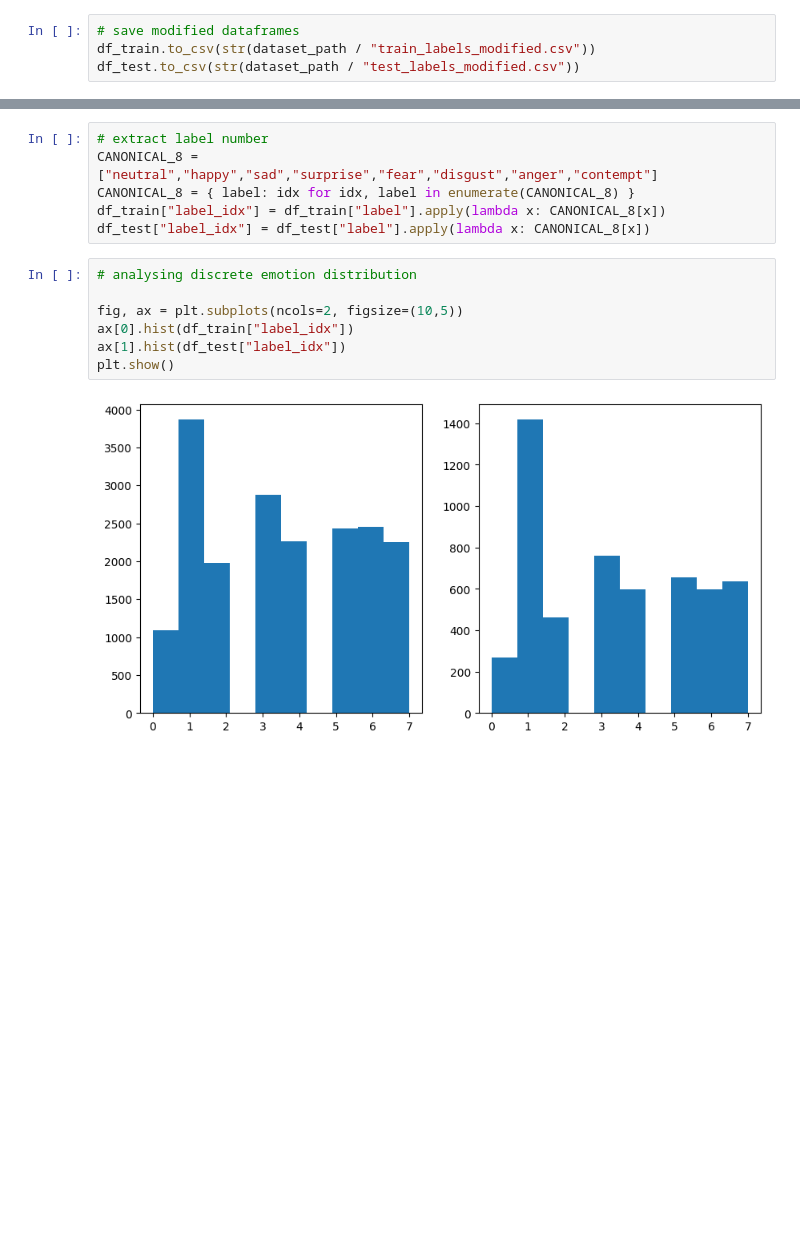
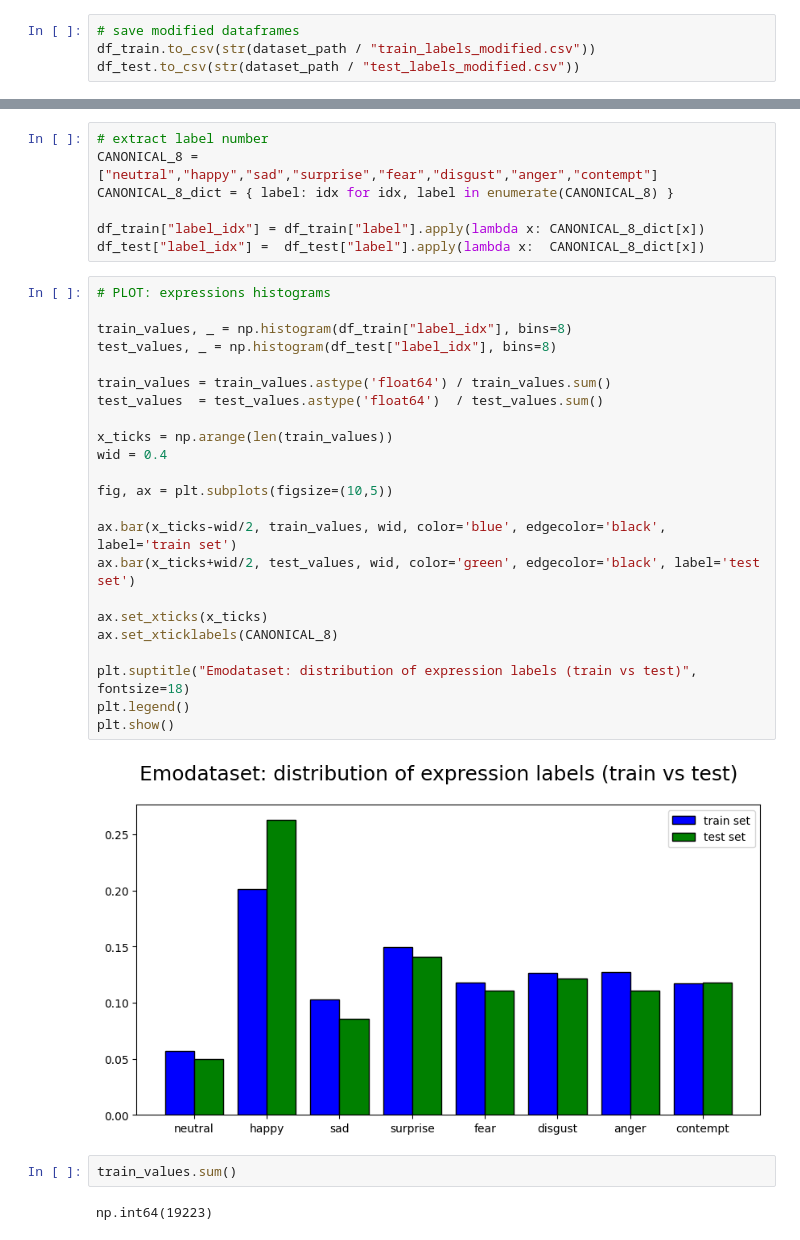
Before and after one commit to MattThePerson/emonet-fine-tuning, a Jupyter notebook: notebooks/ANALYSIS_emodataset.ipynb, the cells around one changed output, grey strips where cells are left out. Drawn from its saved outputs; the diff is of its cells as text; blank space fills up the shorter version.

```diff
--- a/notebooks/ANALYSIS_emodataset.ipynb
+++ b/notebooks/ANALYSIS_emodataset.ipynb
@@ -63,15 +67,36 @@ plt.show()
 # %%
 # extract label number
 CANONICAL_8 = ["neutral","happy","sad","surprise","fear","disgust","anger","contempt"]
-CANONICAL_8 = { label: idx for idx, label in enumerate(CANONICAL_8) }
-df_train["label_idx"] = df_train["label"].apply(lambda x: CANONICAL_8[x])
-df_test["label_idx"] = df_test["label"].apply(lambda x: CANONICAL_8[x])
+CANONICAL_8_dict = { label: idx for idx, label in enumerate(CANONICAL_8) }
+
+df_train["label_idx"] = df_train["label"].apply(lambda x: CANONICAL_8_dict[x])
+df_test["label_idx"] =  df_test["label"].apply(lambda x:  CANONICAL_8_dict[x])
-# %%
-# analysing discrete emotion distribution
-
-fig, ax = plt.subplots(ncols=2, figsize=(10,5))
-ax[0].hist(df_train["label_idx"])
-ax[1].hist(df_test["label_idx"])
-plt.show()
-# %% [output]
-[figure, removed]
+# %%
+# PLOT: expressions histograms
+
+train_values, _ = np.histogram(df_train["label_idx"], bins=8)
+test_values, _ = np.histogram(df_test["label_idx"], bins=8)
+
+train_values = train_values.astype('float64') / train_values.sum()
+test_values  = test_values.astype('float64')  / test_values.sum()
+
+x_ticks = np.arange(len(train_values))
+wid = 0.4
+
+fig, ax = plt.subplots(figsize=(10,5))
+
+ax.bar(x_ticks-wid/2, train_values, wid, color='blue', edgecolor='black', label='train set')
+ax.bar(x_ticks+wid/2, test_values, wid, color='green', edgecolor='black', label='test set')
+
+ax.set_xticks(x_ticks)
+ax.set_xticklabels(CANONICAL_8)
+
+plt.suptitle("Emodataset: distribution of expression labels (train vs test)", fontsize=18)
+plt.legend()
+plt.show()
+# %% [output]
+[figure, added]
+# %%
+train_values.sum()
+# %% [output]
+np.int64(19223)
```
Also changed, not shown: parts of 4 cells of this notebook, 10 other files.
